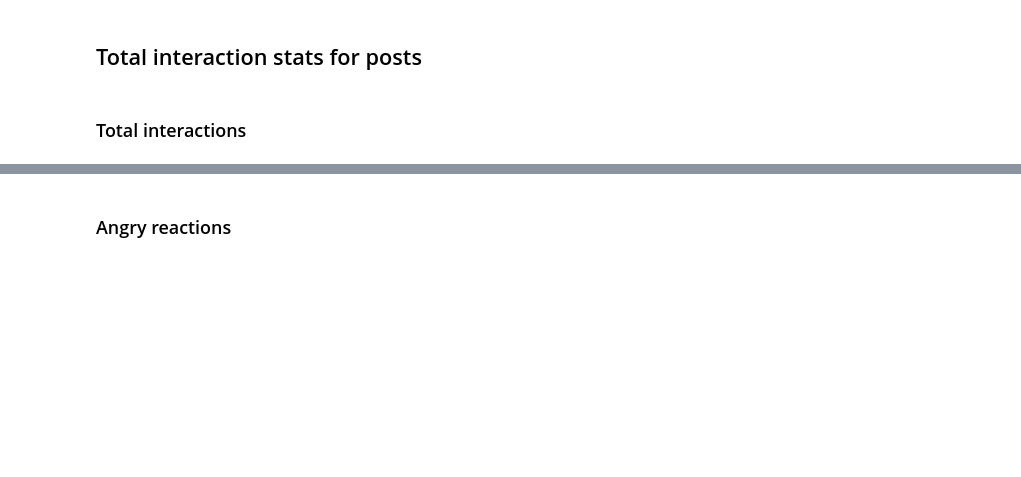
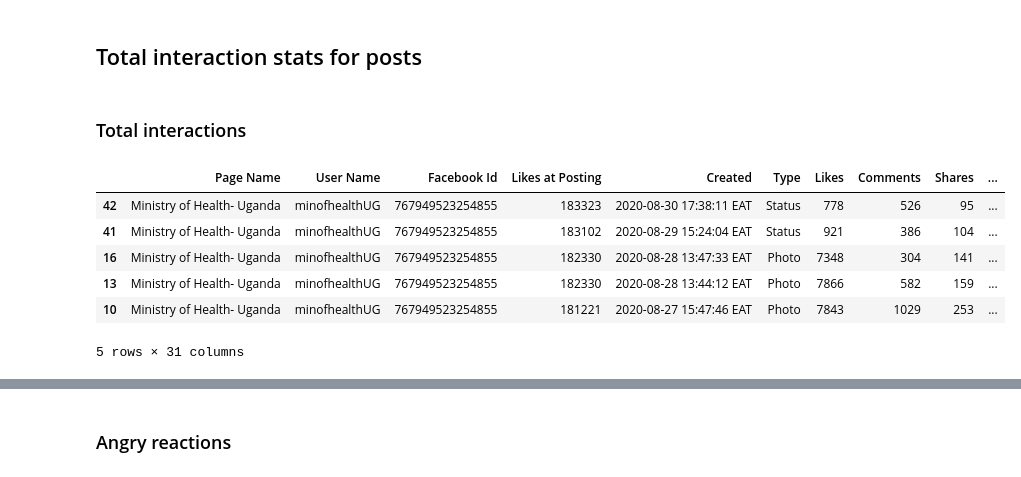
Before and after one commit to SunbirdAI/covid19-uganda-facebook-data-analysis, a Jupyter notebook: MoH page posts.ipynb, the cells around one changed output, grey strips where cells are left out. Drawn from its saved outputs; the diff is of its cells as text; code cells hidden in the pictures; blank space fills up the shorter version.

```diff
--- a/MoH page posts.ipynb
+++ b/MoH page posts.ipynb
@@ -19,6 +19,17 @@ posts.head()
 ### Total interactions
 # %%
 posts['Total Interactions'] = posts['Total Interactions'].str.replace(',', '').astype(float)
+# %%
+posts.sort_values(by='Created', ascending=False, inplace=True)
+posts.head()
+# %% [output]
+|  | Page Name | User Name | Facebook Id | Likes at Posting | Created | Type | Likes | Comments | Shares | ... |
+| 42 | Ministry of Health- Uganda | minofhealthUG | 767949523254855 | 183323 | 2020-08-30 17:38:11 EAT | Status | 778 | 526 | 95 | ... |
+| 41 | Ministry of Health- Uganda | minofhealthUG | 767949523254855 | 183102 | 2020-08-29 15:24:04 EAT | Status | 921 | 386 | 104 | ... |
+| 16 | Ministry of Health- Uganda | minofhealthUG | 767949523254855 | 182330 | 2020-08-28 13:47:33 EAT | Photo | 7348 | 304 | 141 | ... |
+| 13 | Ministry of Health- Uganda | minofhealthUG | 767949523254855 | 182330 | 2020-08-28 13:44:12 EAT | Photo | 7866 | 582 | 159 | ... |
+| 10 | Ministry of Health- Uganda | minofhealthUG | 767949523254855 | 181221 | 2020-08-27 15:47:46 EAT | Photo | 7843 | 1029 | 253 | ... |
+5 rows × 31 columns
 # %%
 posts.plot.area(x='Created', y=['Total Interactions'], color='Green', alpha=0.4, figsize=(20,10))
 # %% [output]
```
Also changed, not shown: parts of 2 cells of this notebook.
